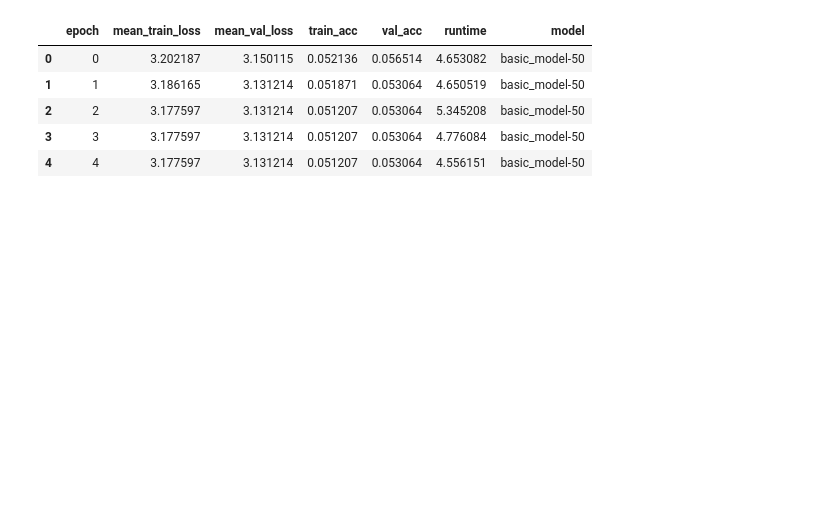
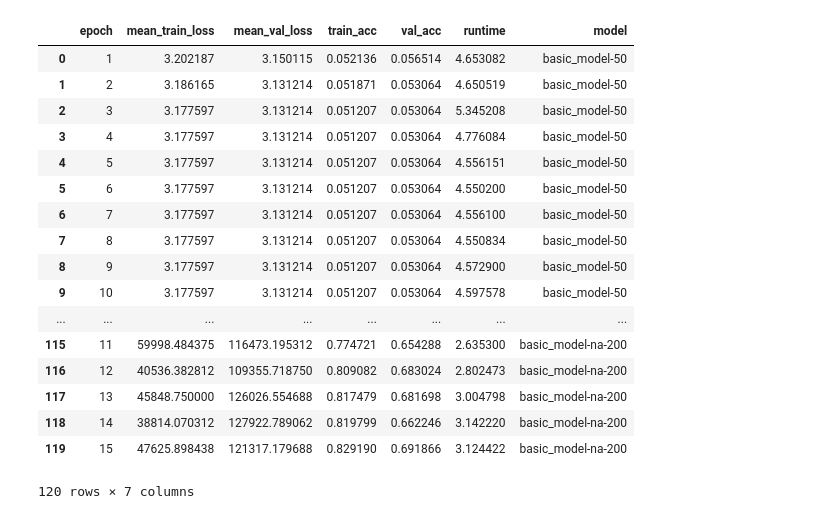
Before and after one commit to itaher1995/CS6120-Term-Project, a Jupyter notebook: experiment.ipynb, the cells around one changed output. Cells and saved outputs as stored; diff of their text form; code cells hidden in the pictures; blank space fills up the shorter version.

```diff
--- a/experiment.ipynb
+++ b/experiment.ipynb
@@ -32,27 +34,45 @@ clf.score(X, y) # Only reports score
 # %%
 # Basic model with activation functions
 f1 = pd.read_csv('model_train_results/basic_model-50.pkl').rename(columns={'Unnamed: 0':'epoch'})
 f1['model'] = 'basic_model-50'
 f2 = pd.read_csv('model_train_results/basic_model-75.pkl').rename(columns={'Unnamed: 0':'epoch'})
 f2['model'] = 'basic_model-75'
 f3 = pd.read_csv('model_train_results/basic_model-100.pkl').rename(columns={'Unnamed: 0':'epoch'})
 f3['model'] = 'basic_model-100'
+f4 = pd.read_pickle('model_train_results/basic_model-200.pkl').reset_index().rename(columns={'index':'epoch'})
+f4['model'] = 'basic_model-200'
+
 
 
 # Basic model without activation functions
-f4 = pd.read_csv('model_train_results/basic_model-na-50.pkl').rename(columns={'Unnamed: 0':'epoch'})
-f4['model'] = 'basic_model-na-50'
-f5 = pd.read_csv('model_train_results/basic_model-na-75.pkl').rename(columns={'Unnamed: 0':'epoch'})
-f5['model'] = 'basic_model-na-75'
-f6 = pd.read_csv('model_train_results/basic_model-na-100.pkl').rename(columns={'Unnamed: 0':'epoch'})
-f6['model'] = 'basic_model-na-100'
+f5 = pd.read_csv('model_train_results/basic_model-na-50.pkl').rename(columns={'Unnamed: 0':'epoch'})
+f5['model'] = 'basic_model-na-50'
+f6 = pd.read_csv('model_train_results/basic_model-na-75.pkl').rename(columns={'Unnamed: 0':'epoch'})
+f6['model'] = 'basic_model-na-75'
+f7 = pd.read_csv('model_train_results/basic_model-na-100.pkl').rename(columns={'Unnamed: 0':'epoch'})
+f7['model'] = 'basic_model-na-100'
+f8 = pd.read_pickle('model_train_results/basic_model-na-200.pkl').reset_index().rename(columns={'index':'epoch'})
+f8['model'] = 'basic_model-na-200'
 
-results = pd.concat([f1,f2,f3,f4,f5,f6], ignore_index=True).reset_index(drop=True)
-results.head()
+results = pd.concat([f1,f2,f3,f4,f5,f6,f7,f8], ignore_index=True).reset_index(drop=True)
+results['epoch'] += 1
+results
 # %% [output]
 |  | epoch | mean_train_loss | mean_val_loss | train_acc | val_acc | runtime | model |
-| 0 | 0 | 3.202187 | 3.150115 | 0.052136 | 0.056514 | 4.653082 | basic_model-50 |
-| 1 | 1 | 3.186165 | 3.131214 | 0.051871 | 0.053064 | 4.650519 | basic_model-50 |
-| 2 | 2 | 3.177597 | 3.131214 | 0.051207 | 0.053064 | 5.345208 | basic_model-50 |
-| 3 | 3 | 3.177597 | 3.131214 | 0.051207 | 0.053064 | 4.776084 | basic_model-50 |
-| 4 | 4 | 3.177597 | 3.131214 | 0.051207 | 0.053064 | 4.556151 | basic_model-50 |
+| 0 | 1 | 3.202187 | 3.150115 | 0.052136 | 0.056514 | 4.653082 | basic_model-50 |
+| 1 | 2 | 3.186165 | 3.131214 | 0.051871 | 0.053064 | 4.650519 | basic_model-50 |
+| 2 | 3 | 3.177597 | 3.131214 | 0.051207 | 0.053064 | 5.345208 | basic_model-50 |
+| 3 | 4 | 3.177597 | 3.131214 | 0.051207 | 0.053064 | 4.776084 | basic_model-50 |
+| 4 | 5 | 3.177597 | 3.131214 | 0.051207 | 0.053064 | 4.556151 | basic_model-50 |
+| 5 | 6 | 3.177597 | 3.131214 | 0.051207 | 0.053064 | 4.550200 | basic_model-50 |
+| 6 | 7 | 3.177597 | 3.131214 | 0.051207 | 0.053064 | 4.556100 | basic_model-50 |
+| 7 | 8 | 3.177597 | 3.131214 | 0.051207 | 0.053064 | 4.550834 | basic_model-50 |
+| 8 | 9 | 3.177597 | 3.131214 | 0.051207 | 0.053064 | 4.572900 | basic_model-50 |
+| 9 | 10 | 3.177597 | 3.131214 | 0.051207 | 0.053064 | 4.597578 | basic_model-50 |
+| ... | ... | ... | ... | ... | ... | ... | ... |
+| 115 | 11 | 59998.484375 | 116473.195312 | 0.774721 | 0.654288 | 2.635300 | basic_model-na-200 |
+| 116 | 12 | 40536.382812 | 109355.718750 | 0.809082 | 0.683024 | 2.802473 | basic_model-na-200 |
+| 117 | 13 | 45848.750000 | 126026.554688 | 0.817479 | 0.681698 | 3.004798 | basic_model-na-200 |
+| 118 | 14 | 38814.070312 | 127922.789062 | 0.819799 | 0.662246 | 3.142220 | basic_model-na-200 |
+| 119 | 15 | 47625.898438 | 121317.179688 | 0.829190 | 0.691866 | 3.124422 | basic_model-na-200 |
+120 rows × 7 columns
```
Also changed, not shown: parts of 20 cells of this notebook, 1 other file.
